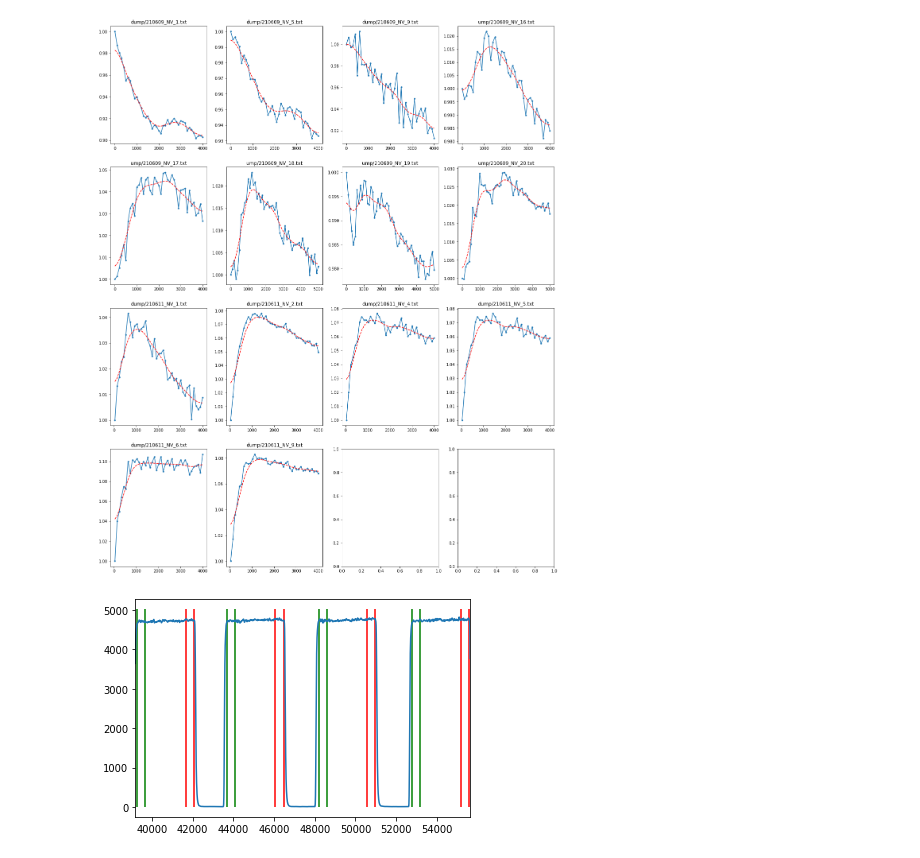
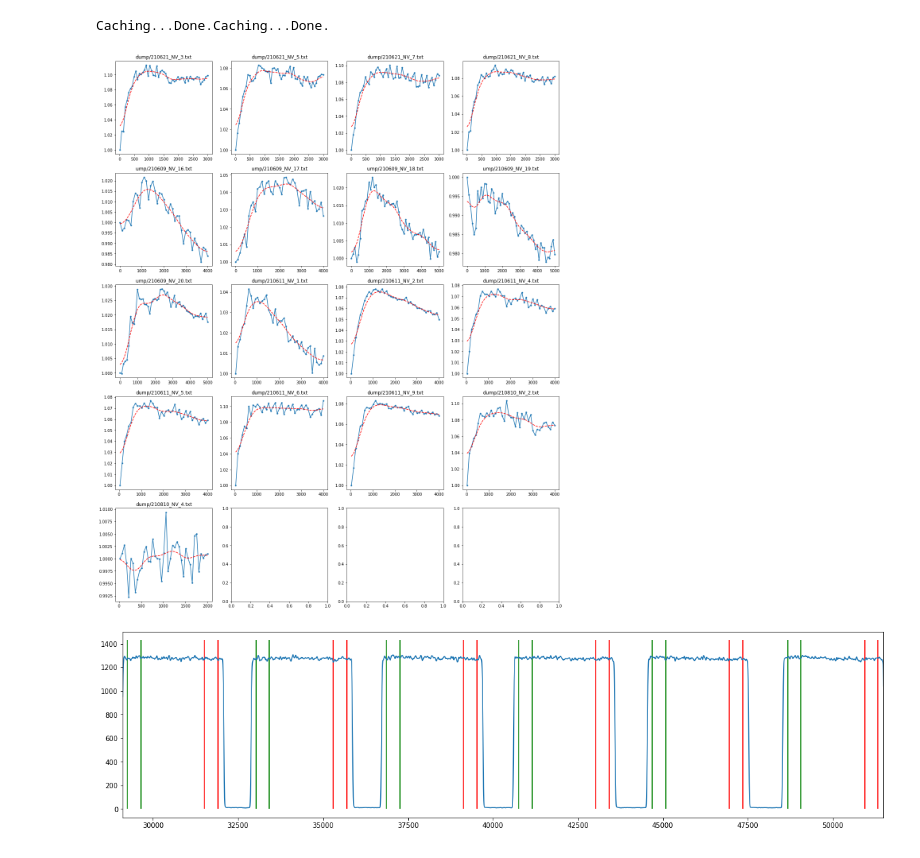
Before and after one commit to LCarnovale/HonoursAnalysis, a Jupyter notebook: analyse_rabi.ipynb, the cells around one changed output. Cells and saved outputs as stored; diff of their text form; code cells hidden in the pictures.

```diff
--- a/analyse_rabi.ipynb
+++ b/analyse_rabi.ipynb
@@ -15,10 +15,13 @@ from tools.file_finder import find_file
 # root2 = "../../../OPTOSYNC/Tweezers1/"
 date_nums = {
     # "210524":(2, 3, 4, 5, 6, 8, 9),
-    "210609":(1, 5, 9, 16, 17, 18, 19, 20),
+    "210621":(3, 5, 7, 8),
+    "210609":(16, 17, 18, 19, 20),
     # "210525":(4, 6, 9),
     # "210610":(24, 25, 26, 29, 30),
     "210611":(1, 2, 4, 5, 6, 9),
+    "210625":(),
+    "210810":(2,4),
 }
 
 
@@ -47,6 +50,8 @@ rabi_files = ["test signal"] + rabi_files
 
 raw_titles = [x[-20:] for x in rabi_files]
 proc_titles = [x[-20:] for x in rabi_plot_files]
+# %% [output]
+Caching...Done.Caching...Done.
 # %%
 fig = plt.figure(figsize=(20, 25))
 tau_axes = [r[0] for r in rabi_plots]
@@ -68,7 +73,7 @@ for i, (tau, plot) in enumerate(zip(tau_axes, rabi_plots)):
 plt.show()
 # plt.plot(*rabi_plots[2][[0,6]])
 # %% [output]
-[figure, old version]
+[figure, new version]
 # %%
 # Remember raw counts files are read in as panda dataframes
 
@@ -97,8 +102,8 @@ dt = np.array([spec.time[1] - spec.time[0] for spec in rabi_specs])
 integration_width = (integration_width_ns // dt).astype(int)
 # integration_width
 
-forwards_shift = 30
-backwards_shift = -20
+forwards_shift = 40   # Read signal shift
+backwards_shift = -50 # Ref signal shift
 ################################################################
 
 def get_readout_start_and_ends(rise_ts, fall_ts):
@@ -120,45 +125,47 @@ for i,(spec, s_rises, s_falls, s_rise_ts, s_fall_ts) in enumerate(zip(
     start_ends.append(start_end)
     start_ends_idx.append(start_end_idx)
 if f:
+    plt.figure(figsize=(20, 5))
     plt.plot(spec.time, spec.smooth)
     top = max(spec.counts)
     plt.vlines(forwards_shift*dt[i] + s_rise_ts, 0, top, "green")
     plt.vlines(forwards_shift*dt[i] + s_rise_ts + dt[i]*integration_width[i], 0, top, "green")
     plt.vlines(backwards_shift*dt[i] + s_fall_ts, 0, top, "red")
     plt.vlines(backwards_shift*dt[i] + s_fall_ts - dt[i]*integration_width[i], 0, top, "red")
-    plt.xlim(s_rise_ts[10], s_fall_ts[13])
+    plt.xlim(s_rise_ts[8], s_fall_ts[13])
     f = False
+    plt.show()
 
 
 # readout_counts = np.array(data.counts)[[pulses[:, 0]: pulses[:, 0] + integration_width]]
 take_previous_fall = True # If false, use the fall of the same pulse as the reference signal
 spec_tau_axes = []
 PL_reads = []
 PL_refs = []
 for (spec, start_end, start_end_idx, int_width) in zip(
         rabi_specs, start_ends, start_ends_idx, integration_width):
     forward_t = np.arange(int_width)
     x = take_previous_fall * 1 # Scan the arrays in a fashion that depends on this setting
     forward = np.tile(forward_t, (len(start_end_idx)-x, 1))
     backward = -forward
     forward += forwards_shift
     backward += backwards_shift
     reads = (forward + start_end_idx[x:, [0]]).astype(int)
     refs = (backward + start_end_idx[:len(start_end_idx)-x, [1]]).astype(int)
 
     tau = start_end[1:, 0] - start_end[:-1, 1]
     # if not take_previous_fall ignore the first pulse
     reads = reads[1-x:]
     refs  = refs[1-x:]
 
     arr = np.array(spec.counts)
     reads = np.sum(arr[reads], axis=-1)
     refs  = np.sum(arr[refs], axis=-1)
 
     spec_tau_axes.append(tau)
     PL_reads.append(reads)
     PL_refs.append(refs)
 # %% [output]
-[figure, old version]
+[figure, new version]
 # %%
 
```
Also changed, not shown: parts of 1 cell of this notebook, 5 other files.
